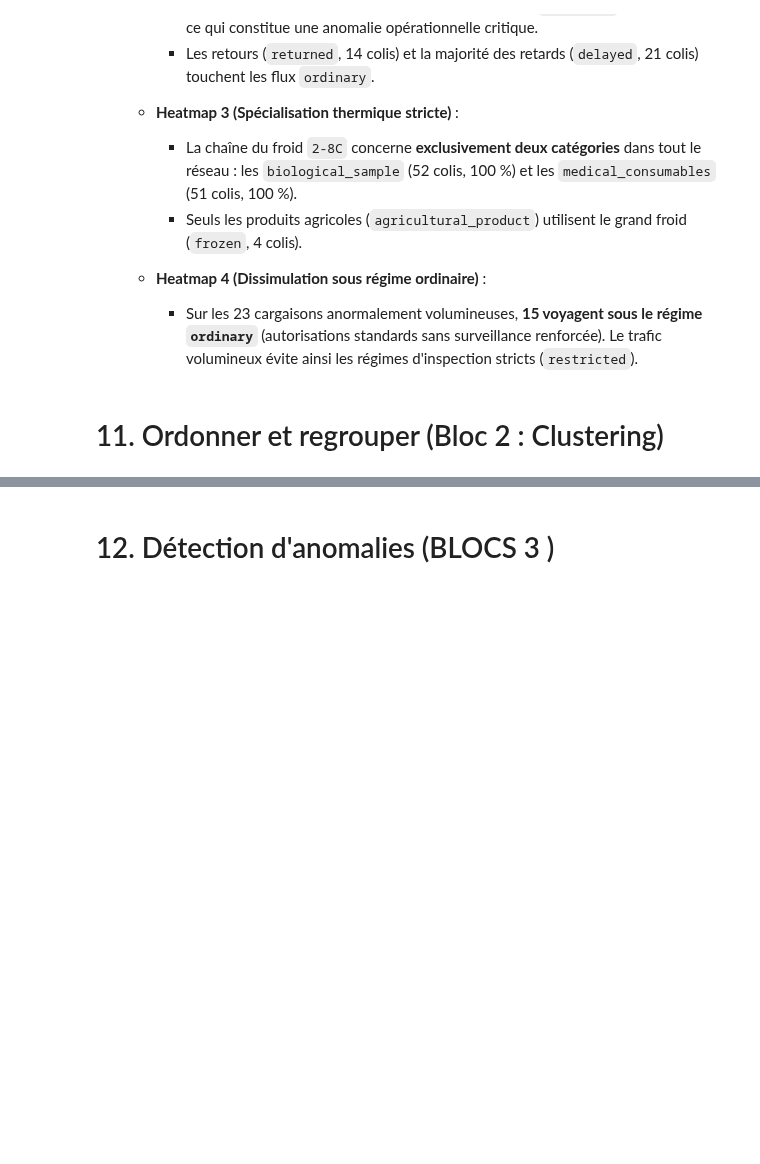
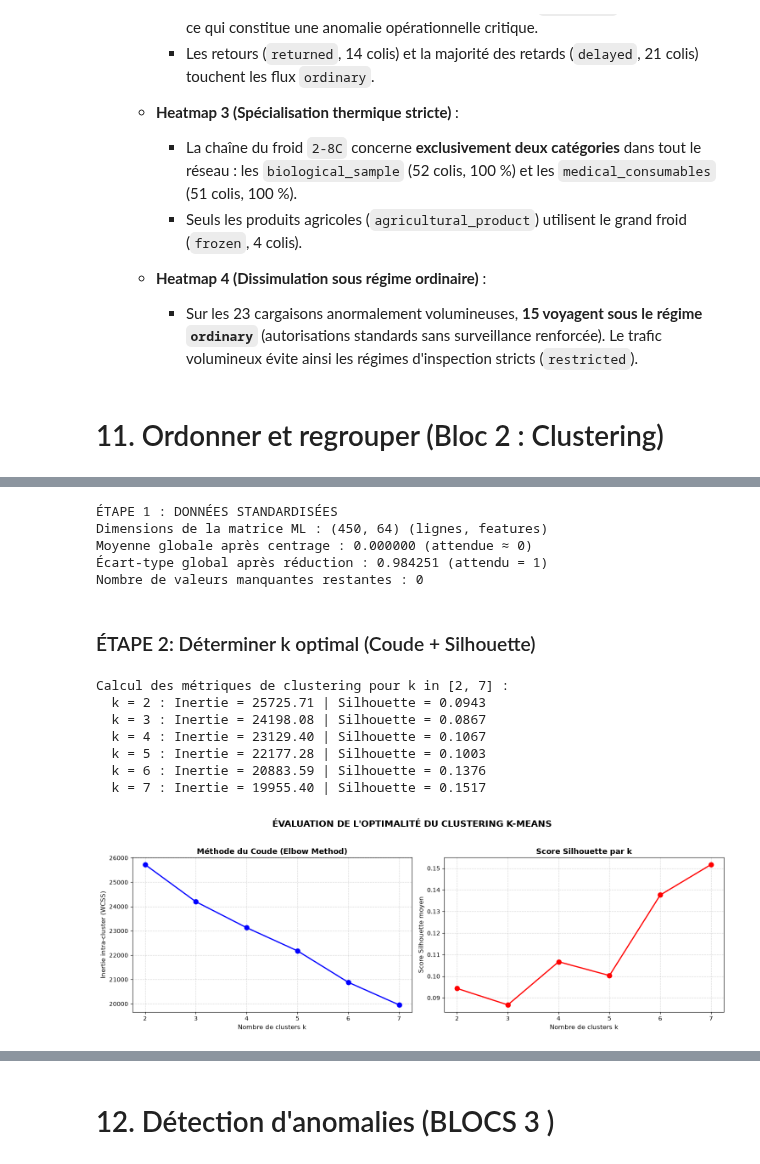
Before and after one commit to HananeDjouadi/G05-DataMining-2627, a Jupyter notebook: data/logistics/shipments.ipynb, the cells around one changed output, grey strips where cells are left out. Drawn from its saved outputs; the diff is of its cells as text; code cells hidden in the pictures; blank space fills up the shorter version.

Commit message:
shipments:bloc2:Kmeans terminee

```diff
--- a/data/logistics/shipments.ipynb
+++ b/data/logistics/shipments.ipynb
@@ -1074,0 +1077,80 @@ plt.show()
+# %%
+from sklearn.preprocessing import StandardScaler
+from sklearn.cluster import KMeans
+from sklearn.metrics import silhouette_score
+from sklearn.decomposition import PCA
+
+# 1. Copie de travail de df_encoded
+X = df_encoded.copy()
+
+# 2. Imputation robuste de transit_hours pour le ML (les 17 colis in_transit)
+# La médiane logistique permet d'éviter l'erreur NaN sans biaiser l'échelle
+median_transit = df_analysis['transit_hours'].median()
+X['transit_hours'] = X['transit_hours'].fillna(median_transit)
+
+# 3. Sélection stricte de toutes les colonnes numériques et encodées (one-hot inclus)
+numeric_and_encoded = X.select_dtypes(include=[np.number]).columns.tolist()
+
+# Exclusion des variables cibles ou dérivées si nécessaire (on garde toutes les features structurelles)
+X_numeric = X[numeric_and_encoded]
+
+# 4. Standardisation avec StandardScaler (Centrage-Réduction)
+scaler = StandardScaler()
+X_scaled = scaler.fit_transform(X_numeric)
+X_scaled_df = pd.DataFrame(X_scaled, columns=numeric_and_encoded)
+
+print("ÉTAPE 1 : DONNÉES STANDARDISÉES")
+print(f"Dimensions de la matrice ML : {X_scaled.shape} (lignes, features)")
+print(f"Moyenne globale après centrage : {X_scaled.mean():.6f} (attendue ≈ 0)")
+print(f"Écart-type global après réduction : {X_scaled.std():.6f} (attendu = 1)")
+print(f"Nombre de valeurs manquantes restantes : {np.isnan(X_scaled).sum()}")
+# %% [output]
+ÉTAPE 1 : DONNÉES STANDARDISÉES
+Dimensions de la matrice ML : (450, 64) (lignes, features)
+Moyenne globale après centrage : 0.000000 (attendue ≈ 0)
+Écart-type global après réduction : 0.984251 (attendu = 1)
+Nombre de valeurs manquantes restantes : 0
+# %% [markdown]
+### ÉTAPE 2: Déterminer k optimal (Coude + Silhouette)
+# %%
+inertias = {}
+silhouette_scores = {}
+k_range = range(2, 8)
+
+print("Calcul des métriques de clustering pour k in [2, 7] :")
+for k in k_range:
+    km = KMeans(n_clusters=k, random_state=42, n_init=10)
+    labels = km.fit_predict(X_scaled)
+    inertias[k] = km.inertia_
+    silhouette_scores[k] = silhouette_score(X_scaled, labels)
+    print(f"  k = {k} : Inertie = {inertias[k]:.2f} | Silhouette = {silhouette_scores[k]:.4f}")
+
+# Visualisation comparative 1x2 (exactement comme erp_facilities)
+fig, axes = plt.subplots(1, 2, figsize=(15, 5))
+
+# 1. Méthode du Coude (Elbow)
+axes[0].plot(list(inertias.keys()), list(inertias.values()), 'bo-', linewidth=2, markersize=8)
+axes[0].set_title("Méthode du Coude (Elbow Method)", fontsize=13, fontweight='bold')
+axes[0].set_xlabel("Nombre de clusters k", fontsize=11)
+axes[0].set_ylabel("Inertie intra-cluster (WCSS)", fontsize=11)
+axes[0].grid(True, linestyle='--', alpha=0.5)
+
+# 2. Score Silhouette
+axes[1].plot(list(silhouette_scores.keys()), list(silhouette_scores.values()), 'ro-', linewidth=2, markersize=8)
+axes[1].set_title("Score Silhouette par k", fontsize=13, fontweight='bold')
+axes[1].set_xlabel("Nombre de clusters k", fontsize=11)
+axes[1].set_ylabel("Score Silhouette moyen", fontsize=11)
+axes[1].grid(True, linestyle='--', alpha=0.5)
+
+plt.suptitle("ÉVALUATION DE L'OPTIMALITÉ DU CLUSTERING K-MEANS", fontsize=15, fontweight='bold', y=1.03)
+plt.tight_layout()
+plt.show()
+# %% [output]
+Calcul des métriques de clustering pour k in [2, 7] :
+  k = 2 : Inertie = 25725.71 | Silhouette = 0.0943
+  k = 3 : Inertie = 24198.08 | Silhouette = 0.0867
+  k = 4 : Inertie = 23129.40 | Silhouette = 0.1067
+  k = 5 : Inertie = 22177.28 | Silhouette = 0.1003
+  k = 6 : Inertie = 20883.59 | Silhouette = 0.1376
+  k = 7 : Inertie = 19955.40 | Silhouette = 0.1517
+[figure, added]
```
Also changed, not shown: parts of 9 cells of this notebook.
